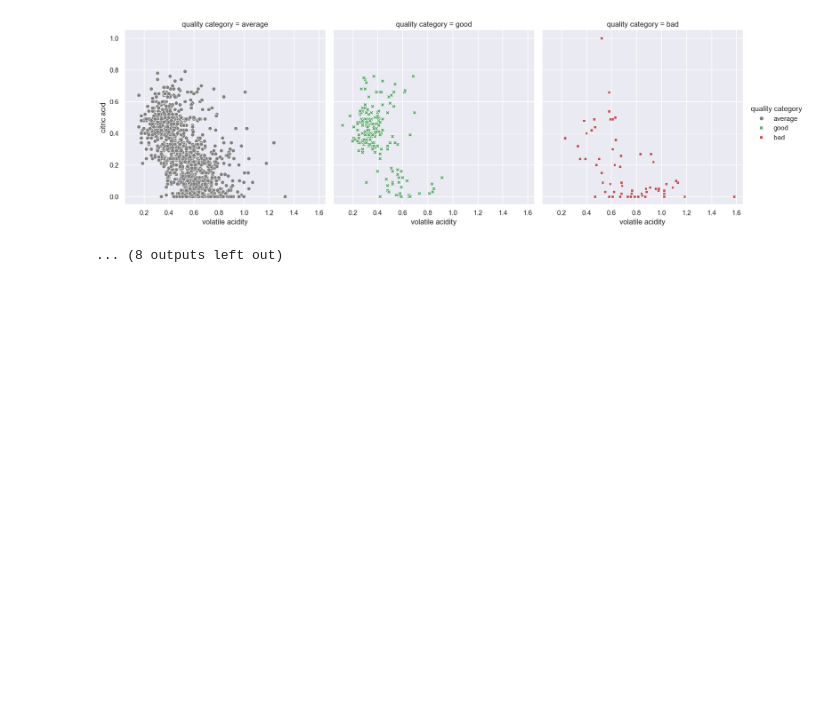
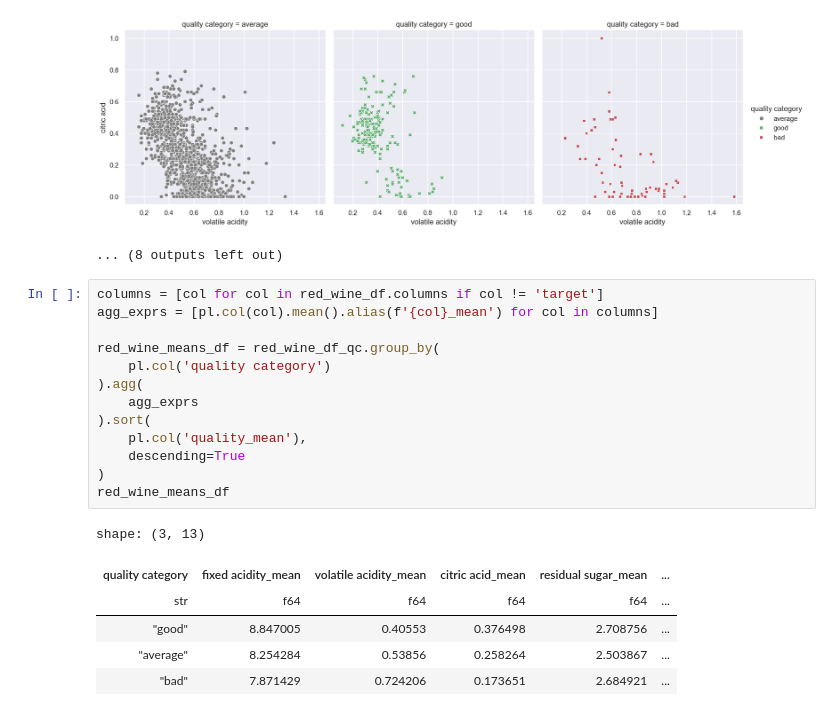
Before and after one commit to kazgar/wine_quality, a Jupyter notebook: src/wine_quality/data_visualization.ipynb, the cells around one changed output. Cells and saved outputs as stored; diff of their text form; blank space fills up the shorter version.

```diff
--- a/src/wine_quality/data_visualization.ipynb
+++ b/src/wine_quality/data_visualization.ipynb
@@ -277,3 +277,23 @@ for color, df in zip(['white', 'red'], [white_wine_df_qc, red_wine_df_qc]):
 [figure]
 [figure]
 ... (8 outputs left out)
+# %%
+columns = [col for col in red_wine_df.columns if col != 'target']
+agg_exprs = [pl.col(col).mean().alias(f'{col}_mean') for col in columns]
+
+red_wine_means_df = red_wine_df_qc.group_by(
+    pl.col('quality category')
+).agg(
+    agg_exprs
+).sort(
+    pl.col('quality_mean'),
+    descending=True
+)
+red_wine_means_df
+# %% [output]
+shape: (3, 13)
+| quality category | fixed acidity_mean | volatile acidity_mean | citric acid_mean | residual sugar_mean | ... |
+| str | f64 | f64 | f64 | f64 | ... |
+| "good" | 8.847005 | 0.40553 | 0.376498 | 2.708756 | ... |
+| "average" | 8.254284 | 0.53856 | 0.258264 | 2.503867 | ... |
+| "bad" | 7.871429 | 0.724206 | 0.173651 | 2.684921 | ... |
```
Also changed, not shown: parts of 4 cells of this notebook.
